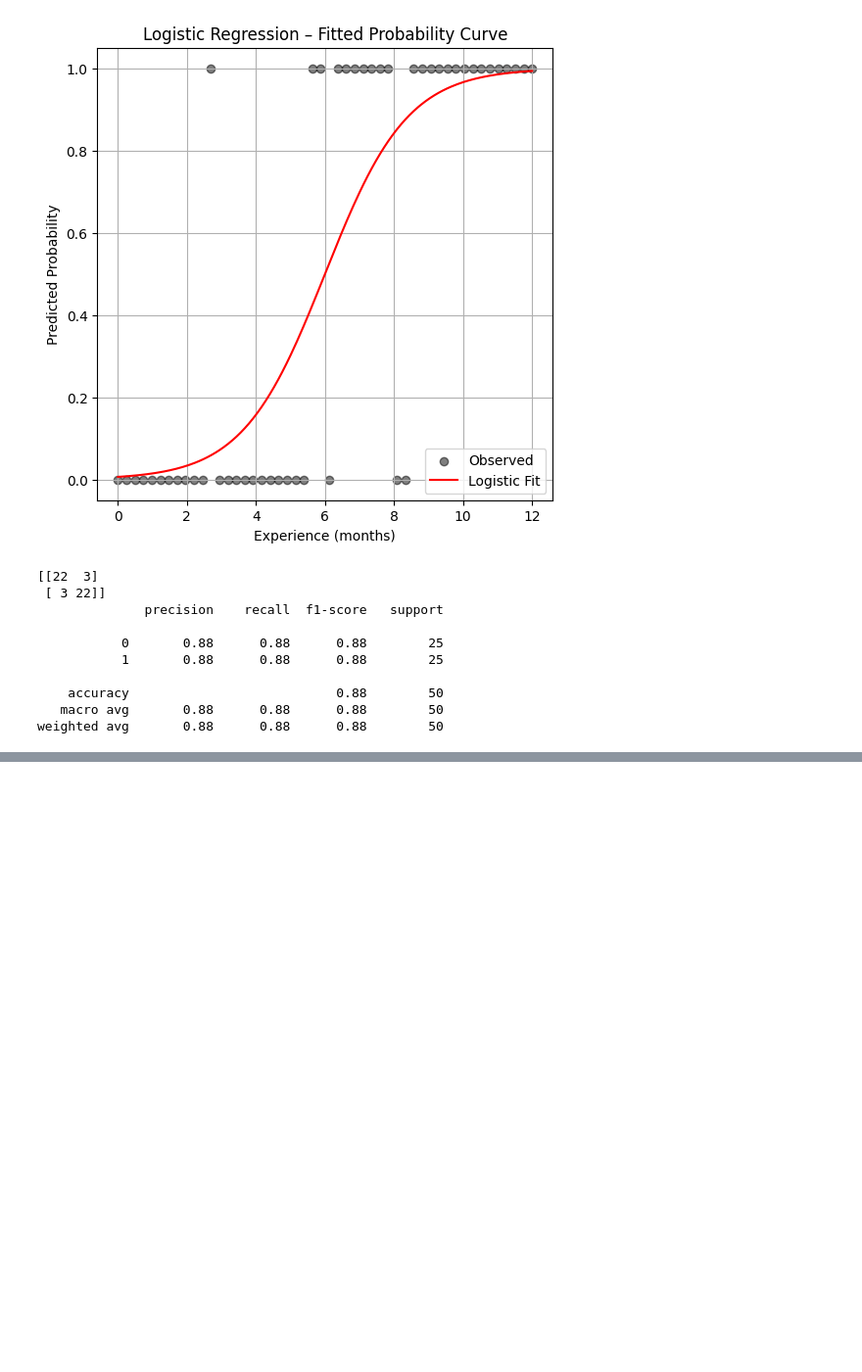
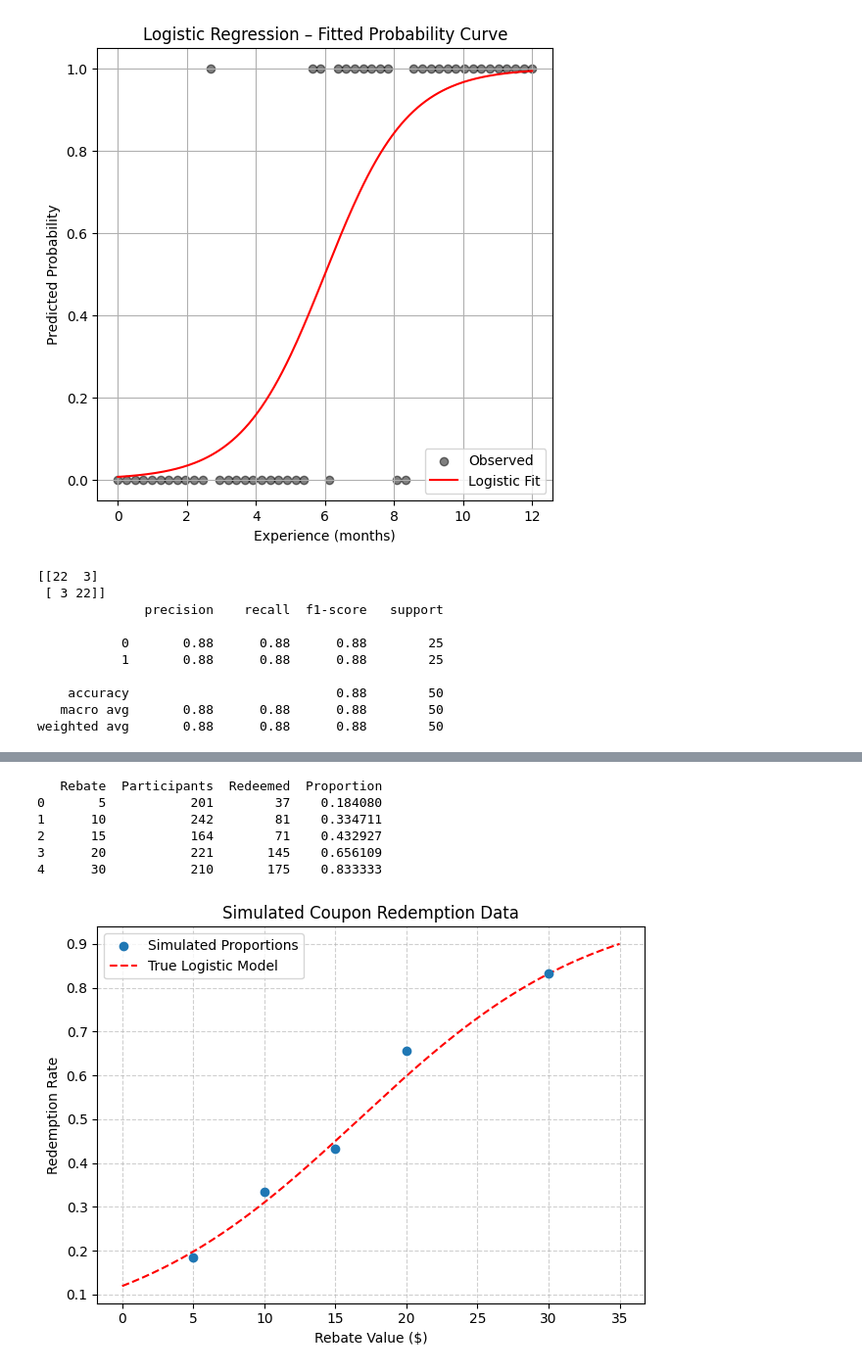
Before and after one commit to dustykat/ce-5319-webroot, a Jupyter notebook: MLBE4CE/_build/html/_sources/chapters/06-logisticregression/logisticregression.ipynb, the cells around one changed output, grey strips where cells are left out. Shown at 98% size. Saved outputs shown, nothing was run; the diff lists cells and outputs as text; code cells hidden in the pictures; blank space fills up the shorter version.

```diff
--- a/MLBE4CE/_build/html/_sources/chapters/06-logisticregression/logisticregression.ipynb
+++ b/MLBE4CE/_build/html/_sources/chapters/06-logisticregression/logisticregression.ipynb
@@ -545,0 +737,57 @@ weighted avg       0.88      0.88      0.88        50
+# %%
+import numpy as np
+import pandas as pd
+import matplotlib.pyplot as plt
+
+# Set seed for repeatability
+np.random.seed(42)
+
+# Define rebate levels (predictor values)
+rebate_levels = np.array([5, 10, 15, 20, 30])
+
+# Randomize number of participants per level (e.g., between 150 and 250)
+participants_per_level = np.random.randint(150, 250, size=len(rebate_levels))
+
+# Define true logistic model parameters for simulation
+true_intercept = -2.0
+true_slope = 0.12
+
+# Compute true probability of redemption at each level
+def logistic(x, b0=true_intercept, b1=true_slope):
+    return 1 / (1 + np.exp(-(b0 + b1 * x)))
+
+true_probs = logistic(rebate_levels)
+
+# Simulate number of redemptions as binomial draws
+redemptions = np.random.binomial(participants_per_level, true_probs)
+
+# Assemble the simulated dataset
+simulated_data = pd.DataFrame({
+    'Rebate': rebate_levels,
+    'Participants': participants_per_level,
+    'Redeemed': redemptions,
+    'Proportion': redemptions / participants_per_level
+})
+
+# Show the dataset
+print(simulated_data)
+
+# Optional: plot the simulated proportions and true logistic curve
+x_plot = np.linspace(0, 35, 200)
+plt.scatter(rebate_levels, simulated_data['Proportion'], label='Simulated Proportions', zorder=3)
+plt.plot(x_plot, logistic(x_plot), 'r--', label='True Logistic Model')
+plt.xlabel('Rebate Value ($)')
+plt.ylabel('Redemption Rate')
+plt.title('Simulated Coupon Redemption Data')
+plt.grid(True, linestyle='--', alpha=0.6)
+plt.legend()
+plt.tight_layout()
+plt.show()
+# %% [output]
+   Rebate  Participants  Redeemed  Proportion
+0       5           201        37    0.184080
+1      10           242        81    0.334711
+2      15           164        71    0.432927
+3      20           221       145    0.656109
+4      30           210       175    0.833333
+[figure, added]
```
Also changed, not shown: parts of 110 cells of this notebook, 48 other files.
